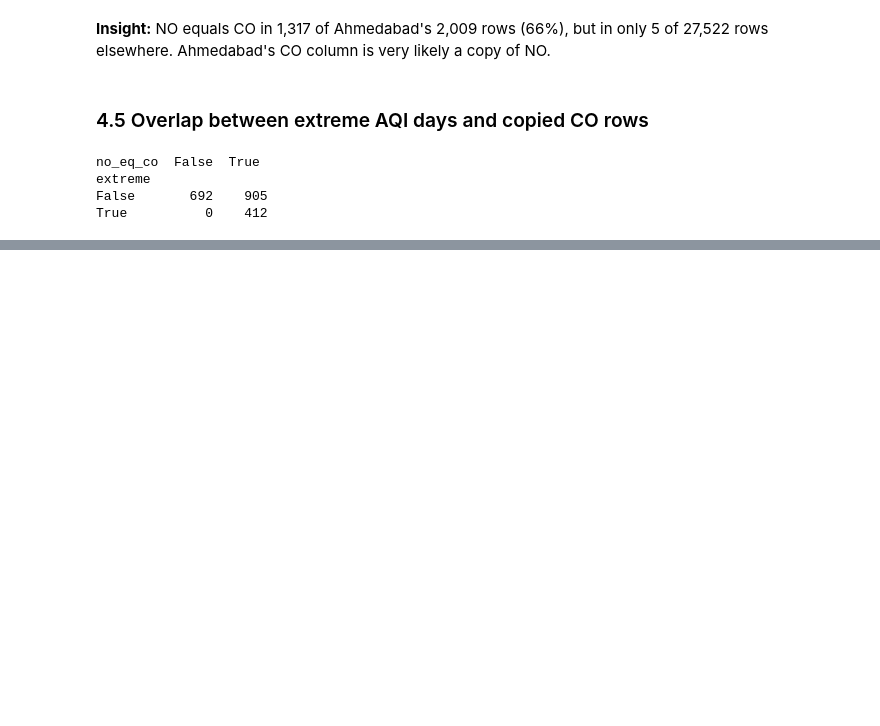
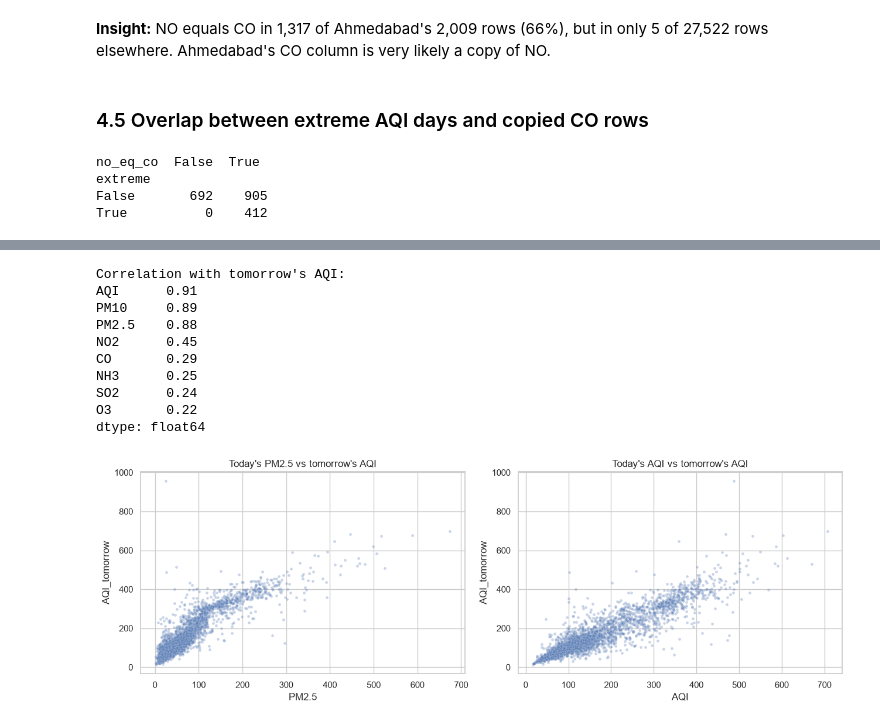
Before and after one commit to madhavnnnnnnnnnnnn/AQI-Prediction-for-Indian-Cities, a Jupyter notebook: notebooks/01_eda.ipynb, the cells around one changed output, grey strips where cells are left out. Drawn from its saved outputs; the diff is of its cells as text; code cells hidden in the pictures; blank space fills up the shorter version.

```diff
--- a/notebooks/01_eda.ipynb
+++ b/notebooks/01_eda.ipynb
@@ -233,0 +376,29 @@ Success is measured primarily by MAE, the average number of AQI points the forec
+# %%
+tmp = clean.sort_values(["City", "Date"]).copy()
+tmp["AQI_tomorrow"] = tmp.groupby("City")["AQI"].shift(-1)
+next_date = tmp.groupby("City")["Date"].shift(-1)
+tmp.loc[(next_date - tmp["Date"]).dt.days != 1, "AQI_tomorrow"] = np.nan
+
+print("Correlation with tomorrow's AQI:")
+print(tmp[POLLUTANTS + ["AQI"]].corrwith(tmp["AQI_tomorrow"]).sort_values(ascending=False).round(2))
+
+sample = tmp.dropna(subset=["PM2.5", "AQI_tomorrow"]).sample(4000, random_state=42)
+fig, axes = plt.subplots(1, 2, figsize=(13, 4.5))
+sns.scatterplot(data=sample, x="PM2.5", y="AQI_tomorrow", alpha=0.3, s=12, ax=axes[0])
+axes[0].set_title("Today's PM2.5 vs tomorrow's AQI")
+sns.scatterplot(data=sample, x="AQI", y="AQI_tomorrow", alpha=0.3, s=12, ax=axes[1])
+axes[1].set_title("Today's AQI vs tomorrow's AQI")
+plt.tight_layout()
+plt.show()
+# %% [output]
+Correlation with tomorrow's AQI:
+AQI      0.91
+PM10     0.89
+PM2.5    0.88
+NO2      0.45
+CO       0.29
+NH3      0.25
+SO2      0.24
+O3       0.22
+dtype: float64
+[figure, added]
```
Also changed, not shown: parts of 46 cells of this notebook.
